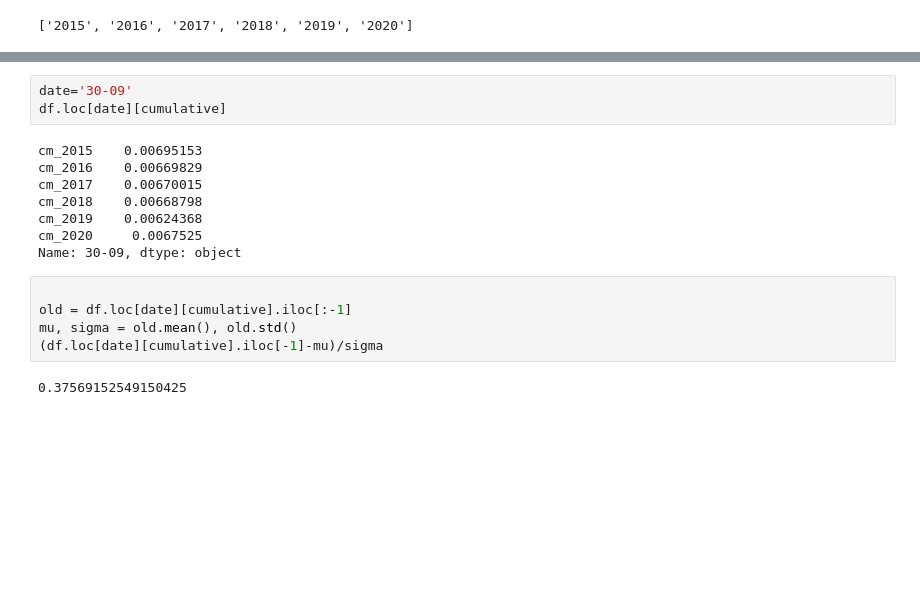
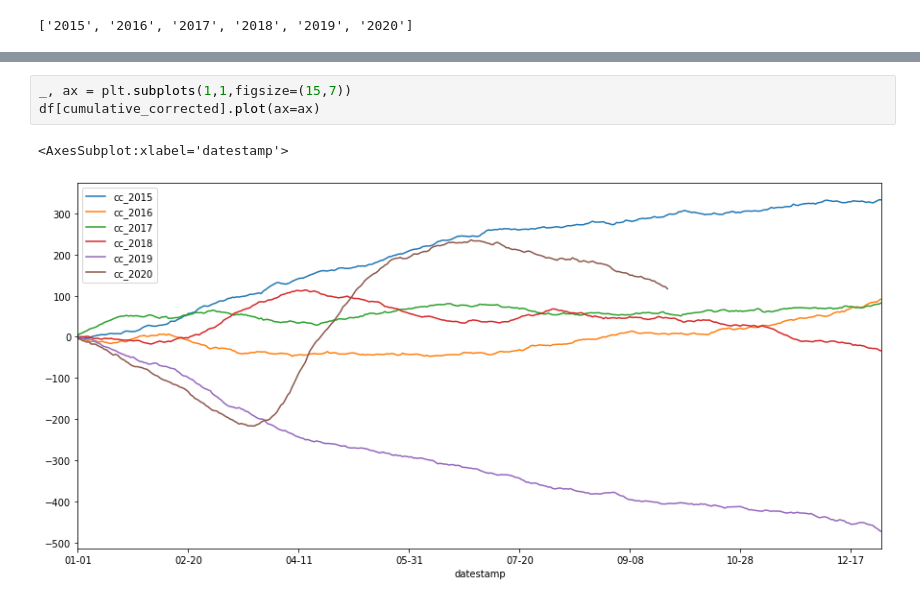
Before and after one commit to okulovsky/corona, a Jupyter notebook: Sweden.ipynb, the cells around one changed output, grey strips where cells are left out. Cells and saved outputs as stored; diff of their text form; blank space fills up the shorter version.

```diff
--- a/Sweden.ipynb
+++ b/Sweden.ipynb
@@ -78,18 +93,6 @@ df[cumulative].plot(ax=ax)
-# %%
-date='30-09'
-df.loc[date][cumulative]
-# %% [output]
-cm_2015    0.00695153
-cm_2016    0.00669829
-cm_2017    0.00670015
-cm_2018    0.00668798
-cm_2019    0.00624368
-cm_2020     0.0067525
-Name: 30-09, dtype: object
-# %%
-
-old = df.loc[date][cumulative].iloc[:-1]
-mu, sigma = old.mean(), old.std()
-(df.loc[date][cumulative].iloc[-1]-mu)/sigma
-# %% [output]
-0.37569152549150425
+# %%
+_, ax = plt.subplots(1,1,figsize=(15,7))
+df[cumulative_corrected].plot(ax=ax)
+# %% [output]
+<AxesSubplot:xlabel='datestamp'>
+[figure, added]
```
Also changed, not shown: parts of 9 cells of this notebook, 2 other files.
